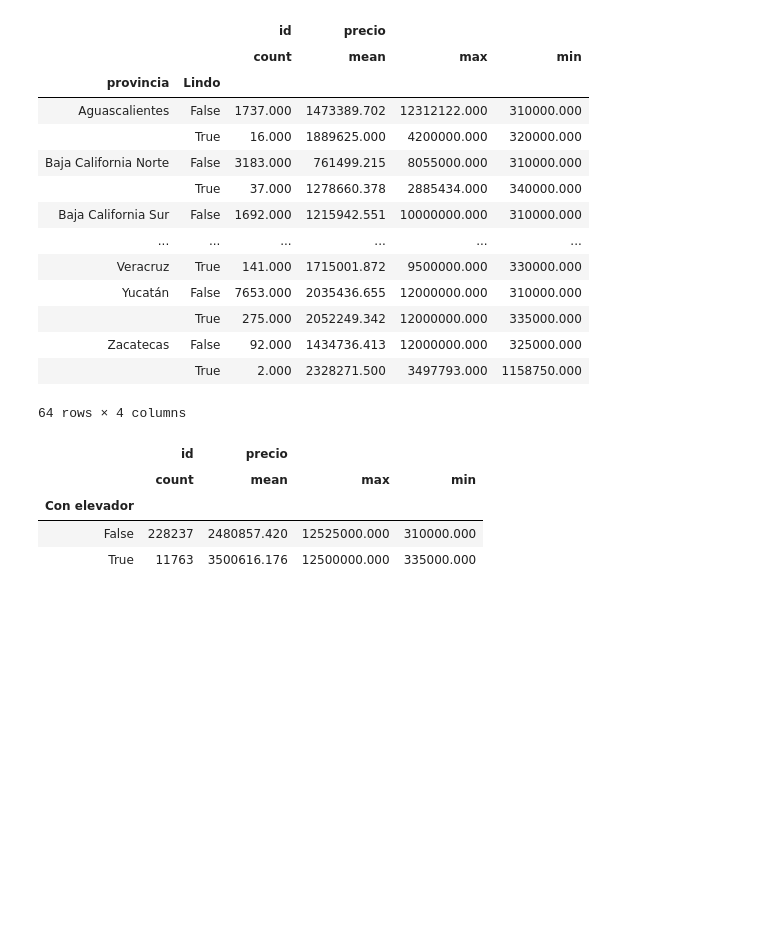
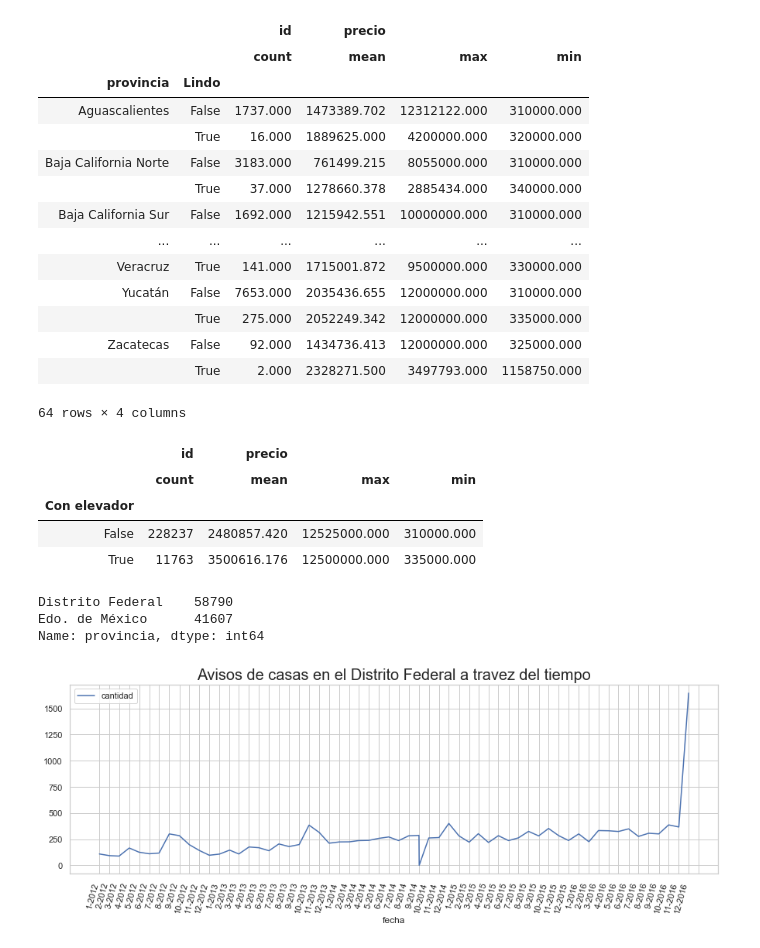
Before and after one commit to alepenaa94/Datos1-2C-2019, a Jupyter notebook: DATOS.ipynb, the cells around one changed output. Drawn from its saved outputs; the diff is of its cells as text; code cells hidden in the pictures; blank space fills up the shorter version.

```diff
--- a/DATOS.ipynb
+++ b/DATOS.ipynb
@@ -1219,3 +1244,38 @@ df_aux.groupby('Con elevador').agg({'id':'count', 'precio':['mean', 'max', 'min'
 | Con elevador |  |  |  |  |
 | False | 228237 | 2480857.420 | 12525000.000 | 310000.000 |
 | True | 11763 | 3500616.176 | 12500000.000 | 335000.000 |
+# %%
+df['provincia'].value_counts().head(2)
+# %% [output]
+Distrito Federal    58790
+Edo. de México      41607
+Name: provincia, dtype: int64
+# %%
+df_distrito_federal = df.loc[df.provincia == 'Distrito Federal']
+df_estado_mexico = df.loc[df.provincia == 'Edo. de México']
+# %%
+distrito_casas = df_distrito_federal.loc[df_distrito_federal.tipodepropiedad == 'Casa'][['fecha','precio']]
+distrito_apartamentos = df_distrito_federal.loc[df_distrito_federal.tipodepropiedad == 'Apartamento'][['fecha','precio']]
+
+mexico_casas = df_estado_mexico.loc[df_estado_mexico.tipodepropiedad == 'Casa'][['fecha','precio']]
+mexico_apartamentos = df_estado_mexico.loc[df_estado_mexico.tipodepropiedad == 'Apartamento'][['fecha','precio']]
+# %%
+distrito_casas['fecha'] = distrito_casas['fecha'].apply(lambda x: x.replace(day=1))
+distrito_apartamentos['fecha'] = distrito_apartamentos['fecha'].apply(lambda x: x.replace(day=1))
+
+mexico_casas['fecha'] = mexico_casas['fecha'].apply(lambda x: x.replace(day=1))
+mexico_apartamentos['fecha'] = mexico_apartamentos['fecha'].apply(lambda x: x.replace(day=1))
+# %%
+meses = pd.date_range('2012-01-01', '2017-01-01', freq='MS')
+nombres = []
+for i in range(2012,2017):
+    for j in range(1,13):
+        nombres.append(str(j)+'-'+str(i))
+# %%
+avisos_casas = distrito_casas.groupby(by=['fecha']).count().rename({'precio':'cantidad'}, axis='columns')
+ax = avisos_casas.plot(kind='line',figsize = (15,5), rot=75);
+ax.set_xticks(meses);
+ax.set_xticklabels(nombres);
+ax.set_title('Avisos de casas en el Distrito Federal a travez del tiempo',fontsize=20);
+# %% [output]
+[figure, added]
```
Also changed, not shown: parts of 46 cells of this notebook.
